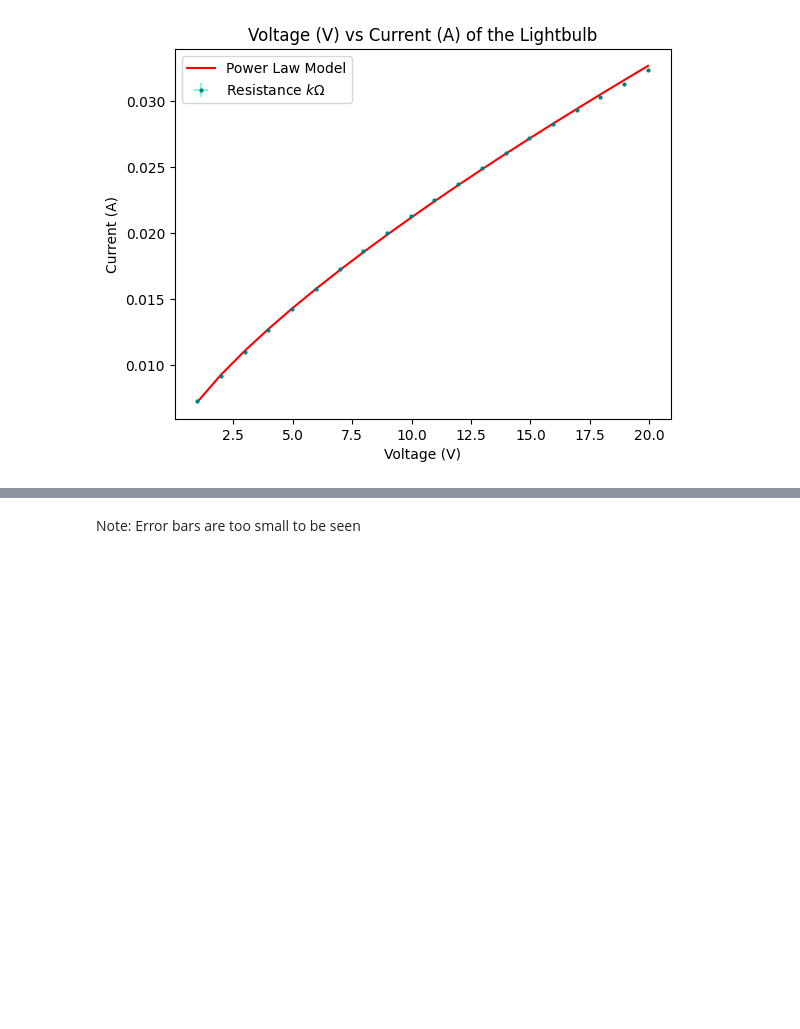
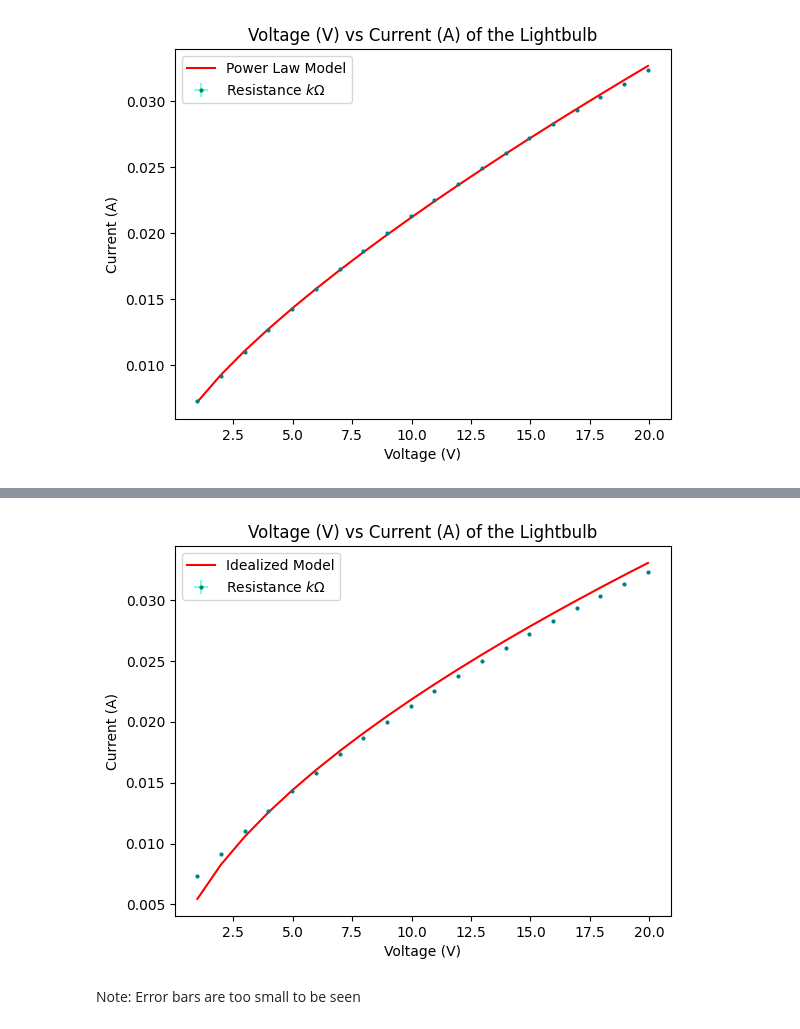
Before and after one commit to PercyFrancis/PHY224, a Jupyter notebook: resistor_lightbulb/template_lightbulb.ipynb, the cells around one changed output, grey strips where cells are left out. Drawn from its saved outputs; the diff is of its cells as text; code cells hidden in the pictures; blank space fills up the shorter version.

```diff
--- a/resistor_lightbulb/template_lightbulb.ipynb
+++ b/resistor_lightbulb/template_lightbulb.ipynb
@@ -63,3 +66,6 @@ def logarithmic(V, a, b):
+# %%
+def idealized(V, a):
+    return a * V ** (0.6)
 # %% [markdown]
 Curve Fit
 # %%
@@ -71,0 +85,5 @@ array([0.00425197, 0.43864655, 0.00596391])
+# %%
+# curve fit of idealized using curve_fit
+popti, pcovi = curve_fit(idealized, xdata=voltage_data, ydata=ampere_data, absolute_sigma=True, sigma = voltage_error)
+pstdi = np.sqrt(np.diag(pcov))
+pstdi
@@ -109,3 +175,18 @@ plt.show()
+# %%
+plt.errorbar(x = voltage_data, y = ampere_data, xerr=voltage_error, yerr=ampere_error, fmt= 'o',
+               ms=2, color='teal', ecolor='aquamarine', label='Resistance $k \Omega$')
+
+plt.plot(voltage_data, idealized(voltage_data, popti[0]), label = "Idealized Model", color='red')
+
+# Legend and titles
+plt.legend()
+plt.xlabel('Voltage (V)')
+plt.ylabel('Current (A)')
+plt.title('Voltage (V) vs Current (A) of the Lightbulb')
+
+plt.show()
+# %% [output]
+[figure, added]
 # %% [markdown]
 Note: Error bars are too small to be seen
 # %% [markdown]
```
Also changed, not shown: parts of 16 cells of this notebook.
